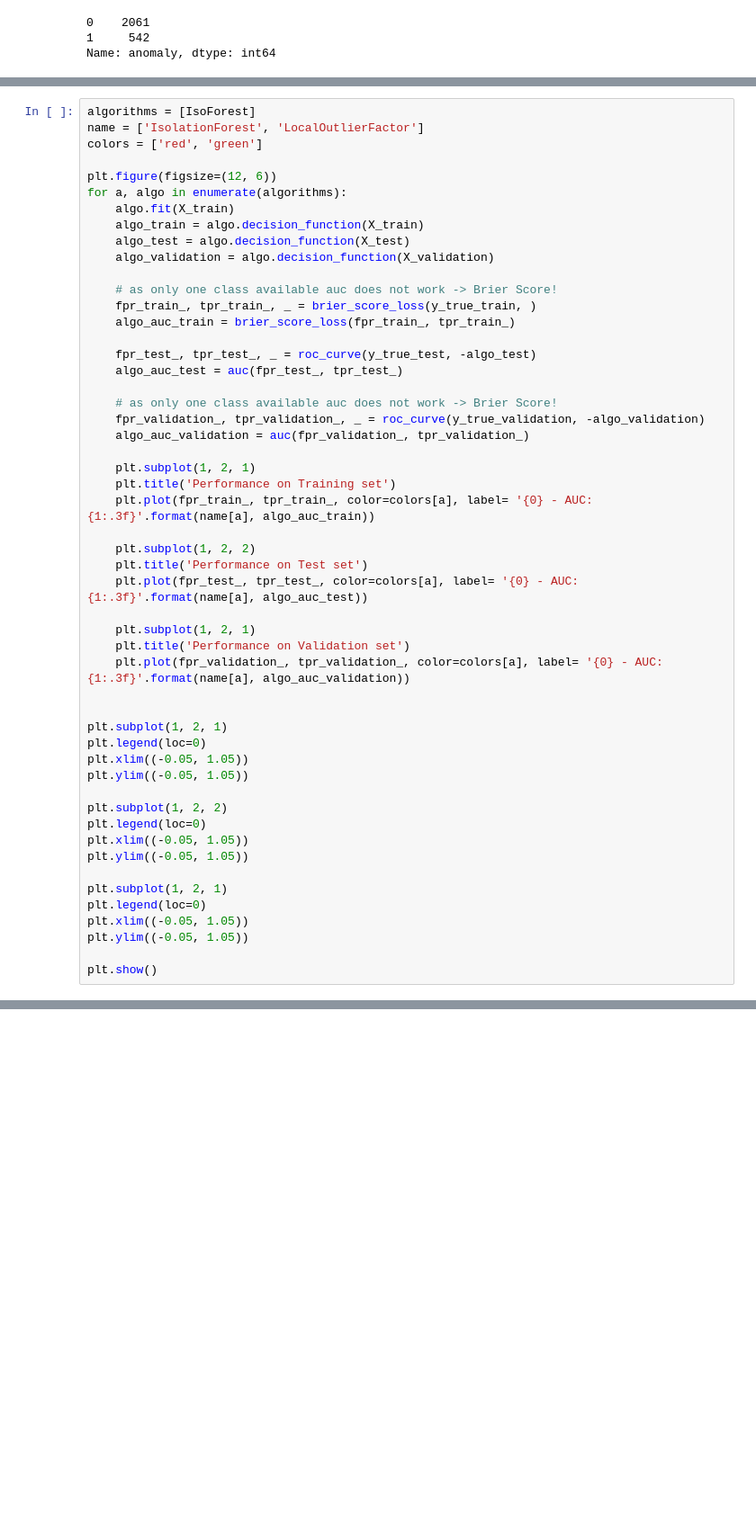
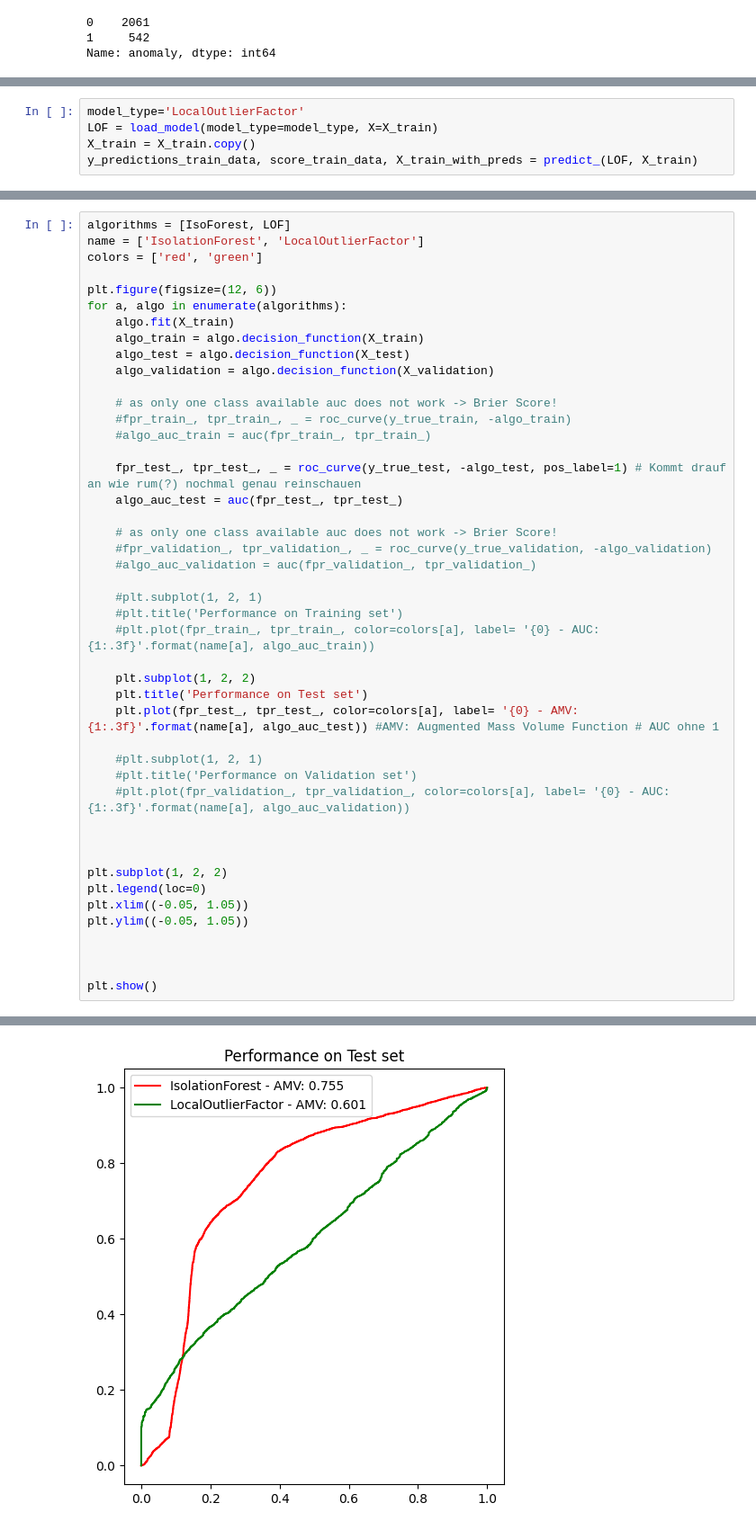
Before and after one commit to Janalytics94/anomaly-detection-software, a Jupyter notebook: src/model/project.ipynb, the cells around one changed output, grey strips where cells are left out. Shown at 90% size. Drawn from its saved outputs; the diff is of its cells as text; blank space fills up the shorter version.

```diff
--- a/src/model/project.ipynb
+++ b/src/model/project.ipynb
@@ -287 +297,6 @@ plt.show()
+# %%
+model_type='LocalOutlierFactor'
+LOF = load_model(model_type=model_type, X=X_train)
+X_train = X_train.copy()
+y_predictions_train_data, score_train_data, X_train_with_preds = predict_(LOF, X_train)
 # %% [markdown]
@@ -311,5 +309,5 @@ X_test
 # %%
-algorithms = [IsoForest]
+algorithms = [IsoForest, LOF]
 name = ['IsolationForest', 'LocalOutlierFactor']
 colors = ['red', 'green']
 
@@ -321,43 +319,36 @@ for a, algo in enumerate(algorithms):
     algo_validation = algo.decision_function(X_validation)
 
     # as only one class available auc does not work -> Brier Score!
-    fpr_train_, tpr_train_, _ = brier_score_loss(y_true_train, )
-    algo_auc_train = brier_score_loss(fpr_train_, tpr_train_)
+    #fpr_train_, tpr_train_, _ = roc_curve(y_true_train, -algo_train)
+    #algo_auc_train = auc(fpr_train_, tpr_train_)
 
-    fpr_test_, tpr_test_, _ = roc_curve(y_true_test, -algo_test)
+    fpr_test_, tpr_test_, _ = roc_curve(y_true_test, -algo_test, pos_label=1) # Kommt drauf an wie rum(?) nochmal genau reinschauen
     algo_auc_test = auc(fpr_test_, tpr_test_)
 
     # as only one class available auc does not work -> Brier Score!
-    fpr_validation_, tpr_validation_, _ = roc_curve(y_true_validation, -algo_validation)
-    algo_auc_validation = auc(fpr_validation_, tpr_validation_)
+    #fpr_validation_, tpr_validation_, _ = roc_curve(y_true_validation, -algo_validation)
+    #algo_auc_validation = auc(fpr_validation_, tpr_validation_)
 
-    plt.subplot(1, 2, 1)
-    plt.title('Performance on Training set')
-    plt.plot(fpr_train_, tpr_train_, color=colors[a], label= '{0} - AUC: {1:.3f}'.format(name[a], algo_auc_train))
+    #plt.subplot(1, 2, 1)
+    #plt.title('Performance on Training set')
+    #plt.plot(fpr_train_, tpr_train_, color=colors[a], label= '{0} - AUC: {1:.3f}'.format(name[a], algo_auc_train))
 
     plt.subplot(1, 2, 2)
     plt.title('Performance on Test set')
-    plt.plot(fpr_test_, tpr_test_, color=colors[a], label= '{0} - AUC: {1:.3f}'.format(name[a], algo_auc_test))
+    plt.plot(fpr_test_, tpr_test_, color=colors[a], label= '{0} - AMV: {1:.3f}'.format(name[a], algo_auc_test)) #AMV: Augmented Mass Volume Function # AUC ohne 1
 
-    plt.subplot(1, 2, 1)
-    plt.title('Performance on Validation set')
-    plt.plot(fpr_validation_, tpr_validation_, color=colors[a], label= '{0} - AUC: {1:.3f}'.format(name[a], algo_auc_validation))
+    #plt.subplot(1, 2, 1)
+    #plt.title('Performance on Validation set')
+    #plt.plot(fpr_validation_, tpr_validation_, color=colors[a], label= '{0} - AUC: {1:.3f}'.format(name[a], algo_auc_validation))
 
 
-plt.subplot(1, 2, 1)
-plt.legend(loc=0)
-plt.xlim((-0.05, 1.05))
-plt.ylim((-0.05, 1.05))
 
 plt.subplot(1, 2, 2)
 plt.legend(loc=0)
 plt.xlim((-0.05, 1.05))
 plt.ylim((-0.05, 1.05))
 
-plt.subplot(1, 2, 1)
-plt.legend(loc=0)
-plt.xlim((-0.05, 1.05))
-plt.ylim((-0.05, 1.05))
+
 
 plt.show()
 # %% [output]
@@ -365,0 +355 @@ TypeError: brier_score_loss() missing 1 required positional argument: 'y_prob'
+[figure, added]
```
Also changed, not shown: parts of 11 cells of this notebook, 1 other file.
